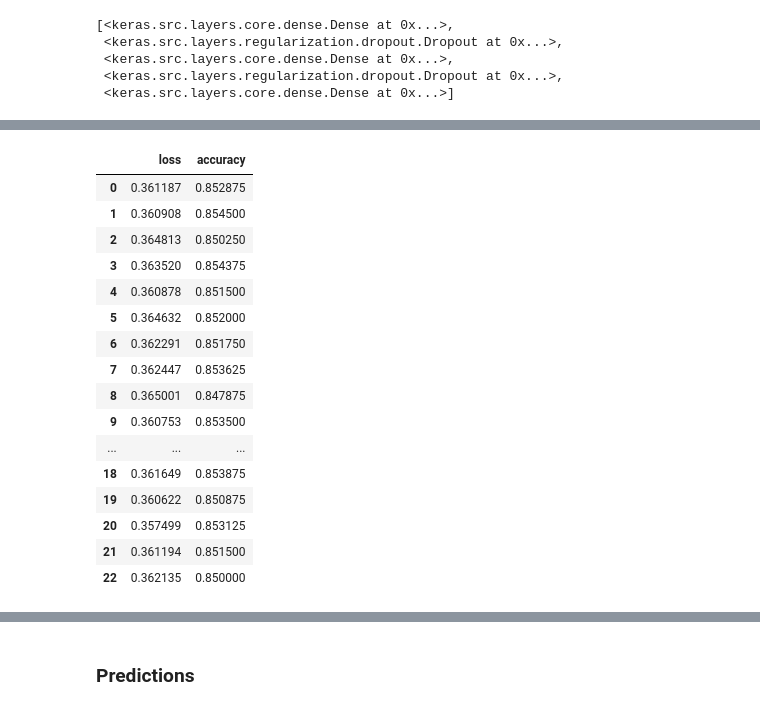
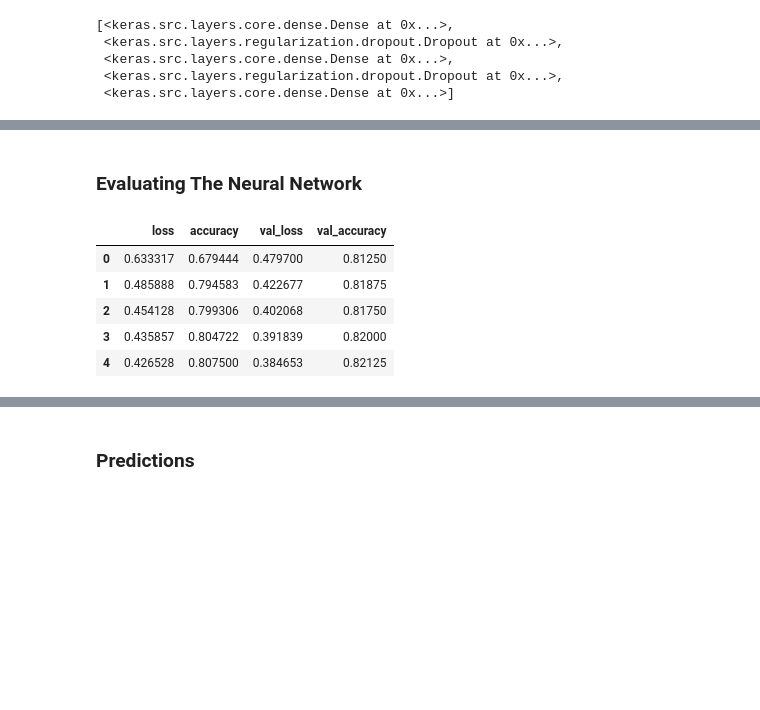
Before and after one commit to shivam-bajaj/Churn-Modelling-ANN, a Jupyter notebook: ann.ipynb, the cells around one changed output, grey strips where cells are left out. Cells and saved outputs as stored; diff of their text form; code cells hidden in the pictures; blank space fills up the shorter version.

```diff
--- a/ann.ipynb
+++ b/ann.ipynb
@@ -214,8 +214,8 @@ nn.layers
  <keras.src.layers.regularization.dropout.Dropout at 0x...>,
  <keras.src.layers.core.dense.Dense at 0x...>]
 # %%
-es=tf.keras.callbacks.EarlyStopping(monitor='loss',patience=7,restore_best_weights=True)
+es=tf.keras.callbacks.EarlyStopping(monitor='val_loss',patience=7,restore_best_weights=True)
 # Fitting The model on Training set
-nn.fit(x_train,y_train,batch_size=20,epochs=50,callbacks=es)
+nn.fit(x_train,y_train,batch_size=20,epochs=50,callbacks=es,validation_split=0.1)
 # %% [output]
 Epoch 1/50
@@ -238,21 +238,13 @@ Epoch 23/50
 <keras.src.callbacks.History at 0x...>
+# %% [markdown]
+### Evaluating The Neural Network
 # %%
-pd.DataFrame(nn.history.history)
+nn_eval=pd.DataFrame(nn.history.history)
+nn_eval.head()
 # %% [output]
-|  | loss | accuracy |
-| 0 | 0.361187 | 0.852875 |
-| 1 | 0.360908 | 0.854500 |
-| 2 | 0.364813 | 0.850250 |
-| 3 | 0.363520 | 0.854375 |
-| 4 | 0.360878 | 0.851500 |
-| 5 | 0.364632 | 0.852000 |
-| 6 | 0.362291 | 0.851750 |
-| 7 | 0.362447 | 0.853625 |
-| 8 | 0.365001 | 0.847875 |
-| 9 | 0.360753 | 0.853500 |
-| ... | ... | ... |
-| 18 | 0.361649 | 0.853875 |
-| 19 | 0.360622 | 0.850875 |
-| 20 | 0.357499 | 0.853125 |
-| 21 | 0.361194 | 0.851500 |
-| 22 | 0.362135 | 0.850000 |
+|  | loss | accuracy | val_loss | val_accuracy |
+| 0 | 0.633317 | 0.679444 | 0.479700 | 0.81250 |
+| 1 | 0.485888 | 0.794583 | 0.422677 | 0.81875 |
+| 2 | 0.454128 | 0.799306 | 0.402068 | 0.81750 |
+| 3 | 0.435857 | 0.804722 | 0.391839 | 0.82000 |
+| 4 | 0.426528 | 0.807500 | 0.384653 | 0.82125 |
```
Also changed, not shown: parts of 18 cells of this notebook.
